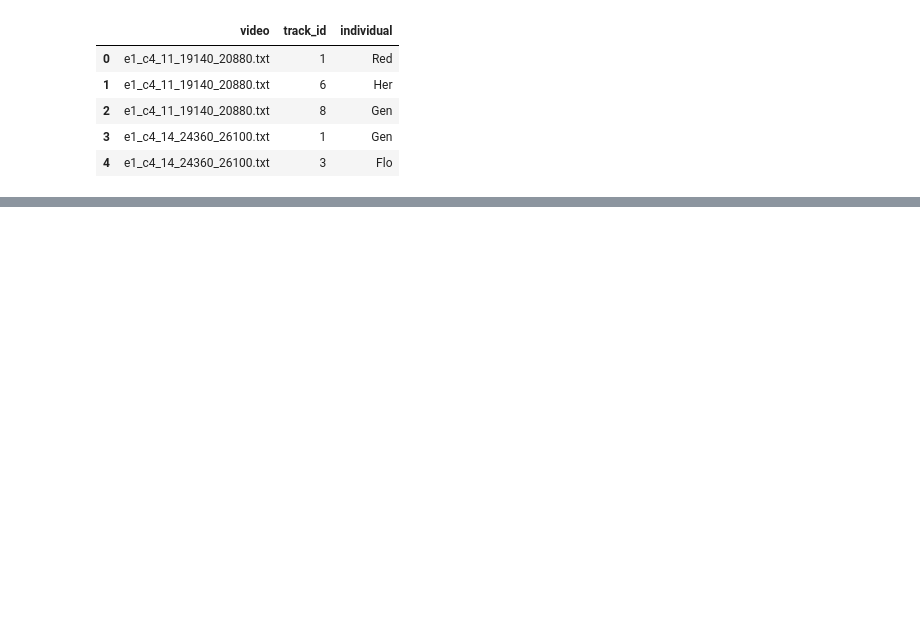
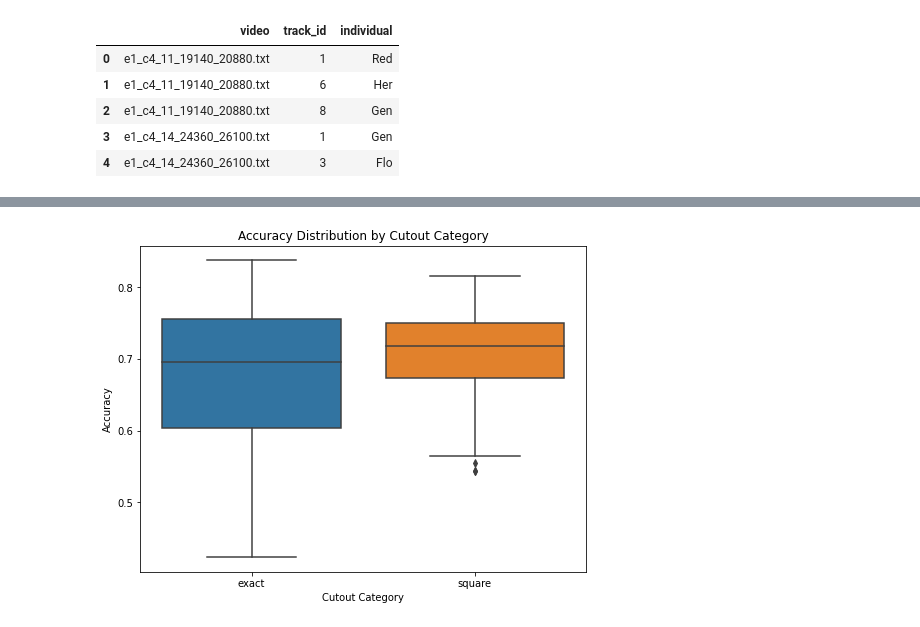
Before and after one commit to ecker-lab/PriMAT-tracking, a Jupyter notebook: notebooks/evaluate_lemur_id_on_videos.ipynb, the cells around one changed output, grey strips where cells are left out. Cells and saved outputs as stored; diff of their text form; code cells hidden in the pictures; blank space fills up the shorter version.

```diff
--- a/notebooks/evaluate_lemur_id_on_videos.ipynb
+++ b/notebooks/evaluate_lemur_id_on_videos.ipynb
@@ -18,5 +160,5 @@ gt.head()
 # %%
-path_to_validation = "../videos/lemur_id_hyperparams/"
-folder_list = sorted([elem for elem in os.listdir(path_to_validation) if not elem.startswith(".")])
+path_to_validation = "../videos/lemur_id_randomsearch/"
+folder_list = sorted([elem for elem in os.listdir(path_to_validation) if elem.endswith("30")])
 folder_list
 # %% [output]
@@ -39,0 +182,9 @@ folder_list
+# %%
+df_out = pd.DataFrame(columns=['cutout', 'move', 'zoom_min', 'zoom_max', 'epoch'])
+
+# Iterate through the folder list, split the names, and append to the DataFrame
+for folder_name in folder_list:
+    parts = folder_name.split('_')
+    df_out = df_out.append(pd.Series(parts[1:], index=df_out.columns), ignore_index=True)
+df_out['accuracy'] = 0.0
+df_out
@@ -40,6 +205,8 @@ folder_list
 # %%
 
-for experiment in folder_list:
+
+
+for i, experiment in enumerate(folder_list):
     video_list = os.listdir(os.path.join(path_to_validation, experiment))
 
     prediction_df = pd.DataFrame(columns = ['video', 'track_id', 'prediction', 'track_length'])
@@ -67,9 +234,13 @@ for experiment in folder_list:
             result_df['single_highest_probability'] = filtered_df.groupby('track_id')[['Cha', 'Flo', 'Gen', 'Geo', 'Her', 'Rab', 'Red']].max().max(axis=1).values
 
             # Calculate the individual with the highest number of times getting a probability value over 0.8 within the track
-            counts_over_thres = filtered_df[filtered_df['max'] > 0.8].groupby('track_id').apply(lambda x: x[['Cha', 'Flo', 'Gen', 'Geo', 'Her', 'Rab', 'Red']].idxmax(axis=1).value_counts().reset_index().rename(columns={'index': 'individual', 0: 'count'}) if not x.empty else pd.DataFrame({'individual': ['None'], 'count': [0]}))
+            counts_over_thres = filtered_df[filtered_df['max'] > 0.6].groupby('track_id').apply(lambda x: x[['Cha', 'Flo', 'Gen', 'Geo', 'Her', 'Rab', 'Red']].idxmax(axis=1).value_counts().reset_index().rename(columns={'index': 'individual', 0: 'count'}) if not x.empty else pd.DataFrame({'individual': ['None'], 'count': [0]}))
+            counts_over_thres2 = filtered_df[filtered_df['max'] > 0.95].groupby('track_id').apply(lambda x: x[['Cha', 'Flo', 'Gen', 'Geo', 'Her', 'Rab', 'Red']].idxmax(axis=1).value_counts().reset_index().rename(columns={'index': 'individual', 0: 'count'}) if not x.empty else pd.DataFrame({'individual': ['None'], 'count': [0]}))
+
             if len(counts_over_thres)>0:
                 counts_over_thres = counts_over_thres.reset_index(level=1, drop = True)
+                counts_over_thres2 = counts_over_thres2.reset_index(level=1, drop = True)
+                counts_over_thres = counts_over_thres + counts_over_thres2 * 100
                 counts_over_thres = counts_over_thres.sort_values(by='count', ascending=False).groupby('track_id').first()
 
                 # Merge with result_df using an outer join
@@ -93,10 +264,10 @@ for experiment in folder_list:
             names_df=result_df[name_cols].fillna('').rename(columns={'highest_avg_individual': 'highest_avg_probability', 'single_highest_individual': 'single_highest_probability', 'individual': 'count'})
 
             #median of all 3
-            result_df['prediction'] =names_df.where(values_df, "").replace("", "Uns").apply(lambda row: row.mode().iloc[0], axis = 1)
+            result_df['prediction_median'] =names_df.where(values_df, "").replace("", "Uns").apply(lambda row: row.mode().iloc[0], axis = 1)
 
             #only highest
-            result_df['prediction_count'] =names_df.where(values_df, "").replace("", "Uns")['count']
+            result_df['prediction'] =names_df.where(values_df, "").replace("", "Uns")['count']
             result_df['prediction_singlehighest'] =names_df.where(values_df, "").replace("", "Uns")['single_highest_probability']
             result_df['prediction_avghighest'] =names_df.where(values_df, "").replace("", "Uns")['highest_avg_probability']
             result_df['video'] = video_name
@@ -132,5 +303,6 @@ for experiment in folder_list:
 
 
     accuracy = np.diag(conf_matrix).sum() / conf_matrix.values.sum()
-    print(experiment, "\tAccuracy:", accuracy)
+    df_out.at[i, 'accuracy'] = accuracy
+    #print(experiment, "\tAccuracy:", accuracy)
 # %% [output]
@@ -142,0 +310,6 @@ Accuracy 0.6304347826086957
+# %%
+df_out
+
+numeric_columns = ['move', 'zoom_min', 'zoom_max', 'epoch', 'accuracy']  # List of columns to convert
+df_out[numeric_columns] = df_out[numeric_columns].apply(pd.to_numeric)
+df_out
@@ -142,0 +330,11 @@ Accuracy 0.6304347826086957
+# %%
+import seaborn as sns
+
+plt.figure(figsize=(8, 6))
+sns.boxplot(x='cutout', y='accuracy', data=df_out)
+plt.title('Accuracy Distribution by Cutout Category')
+plt.xlabel('Cutout Category')
+plt.ylabel('Accuracy')
+plt.show()
+# %% [output]
+[figure, added]
```
Also changed, not shown: parts of 16 cells of this notebook, 37 other files.
